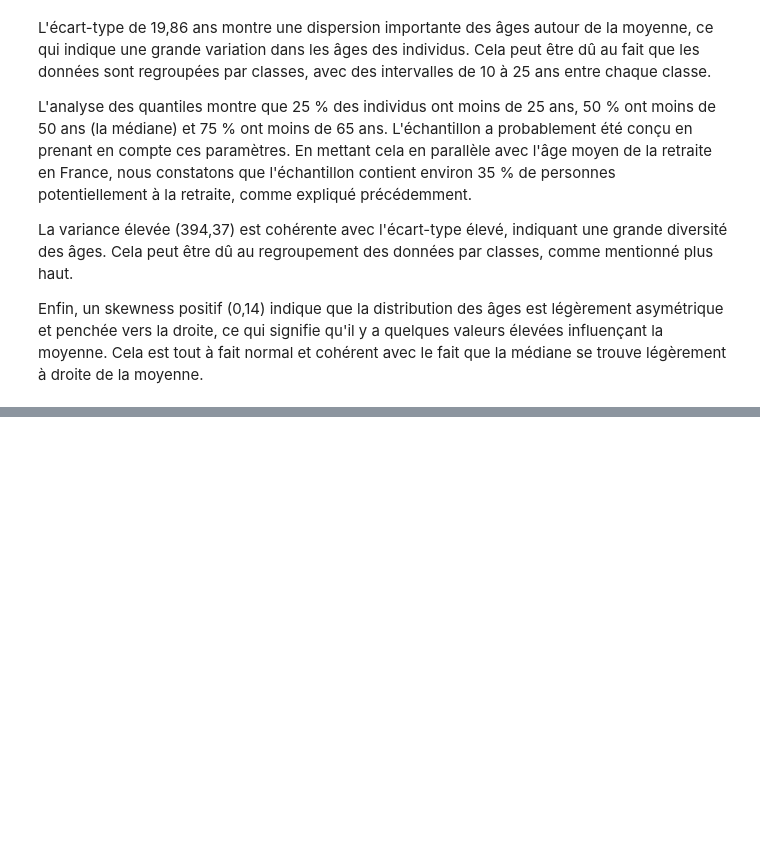
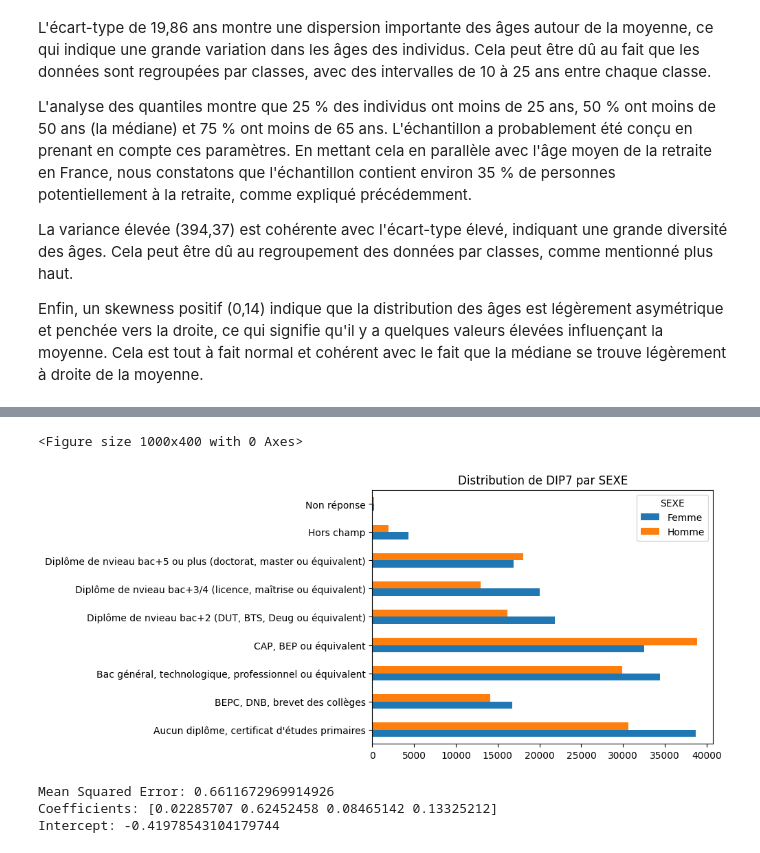
Before and after one commit to Gustiyn/ANALYSE-DES-DONNEES-ACTIVITE-EMPLOI-ET-CHOMAGE---ENQUETE-EMPLOI-EN-CONTINU, a Jupyter notebook: EEC23.ipynb, the cells around one changed output, grey strips where cells are left out. Cells and saved outputs as stored; diff of their text form; code cells hidden in the pictures; blank space fills up the shorter version.

```diff
--- a/EEC23.ipynb
+++ b/EEC23.ipynb
@@ -495,0 +589,45 @@ Enfin, un skewness positif (0,14) indique que la distribution des âges est lég
+# %%
+grouped = pd.DataFrame()
+#Répartition des individus par sexe et par niveau d'éducation
+plt.figure(figsize=(10,4))
+grouped['DIP7'] = eec23['DIP7'].fillna(0).astype(int).astype(str).map(dip_dict)
+grouped['SEXE'] = eec23['SEXE'].astype(str).map(sexe_dict)
+eec23_grouped = grouped.groupby(['DIP7', 'SEXE']).size().unstack().fillna(0).astype(int)
+eec23_grouped.plot(kind='barh')
+plt.title('Distribution de DIP7 par SEXE')
+plt.xlabel('')
+plt.ylabel('')
+plt.show()
+# %% [output]
+<Figure size 1000x400 with 0 Axes>
+[figure, added]
+# %%
+# régression linéaire entre l'age, l'ancienneté (expérience), le sexe, le niveau d'éducation et le statut d'activité
+X = eec23[['AGE6', 'AAC', 'SEXE', 'DIP7']]
+y = eec23['ACTEU']
+
+# Imputation des valeurs manquantes par la moyenne
+imputer = SimpleImputer(strategy='mean')
+X_imputed = imputer.fit_transform(X)
+
+# Division des données en ensembles d'entraînement et de test
+X_train, X_test, y_train, y_test = train_test_split(X_imputed, y, test_size=0.2, random_state=0)
+
+# Création du modèle de régression linéaire
+model = LinearRegression()
+model.fit(X_train, y_train)
+
+# Prédictions
+y_pred = model.predict(X_test)
+
+# Évaluation du modèle
+mse = mean_squared_error(y_test, y_pred)
+print(f"Mean Squared Error: {mse}")
+
+# Affichage des coefficients
+print("Coefficients:", model.coef_)
+print("Intercept:", model.intercept_)
+# %% [output]
+Mean Squared Error: 0.6611672969914926
+Coefficients: [0.02285707 0.62452458 0.08465142 0.13325212]
+Intercept: -0.41978543104179744
```
Also changed, not shown: parts of 16 cells of this notebook.
